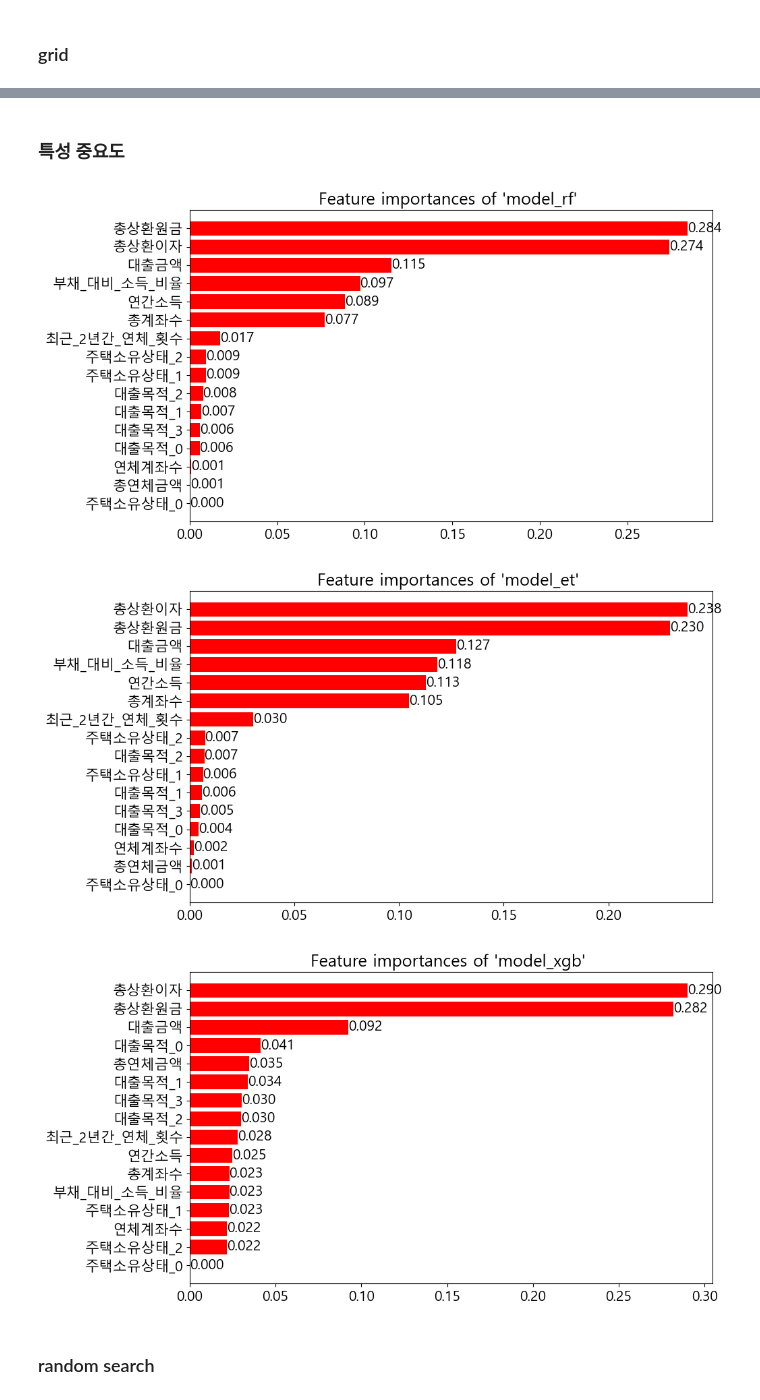
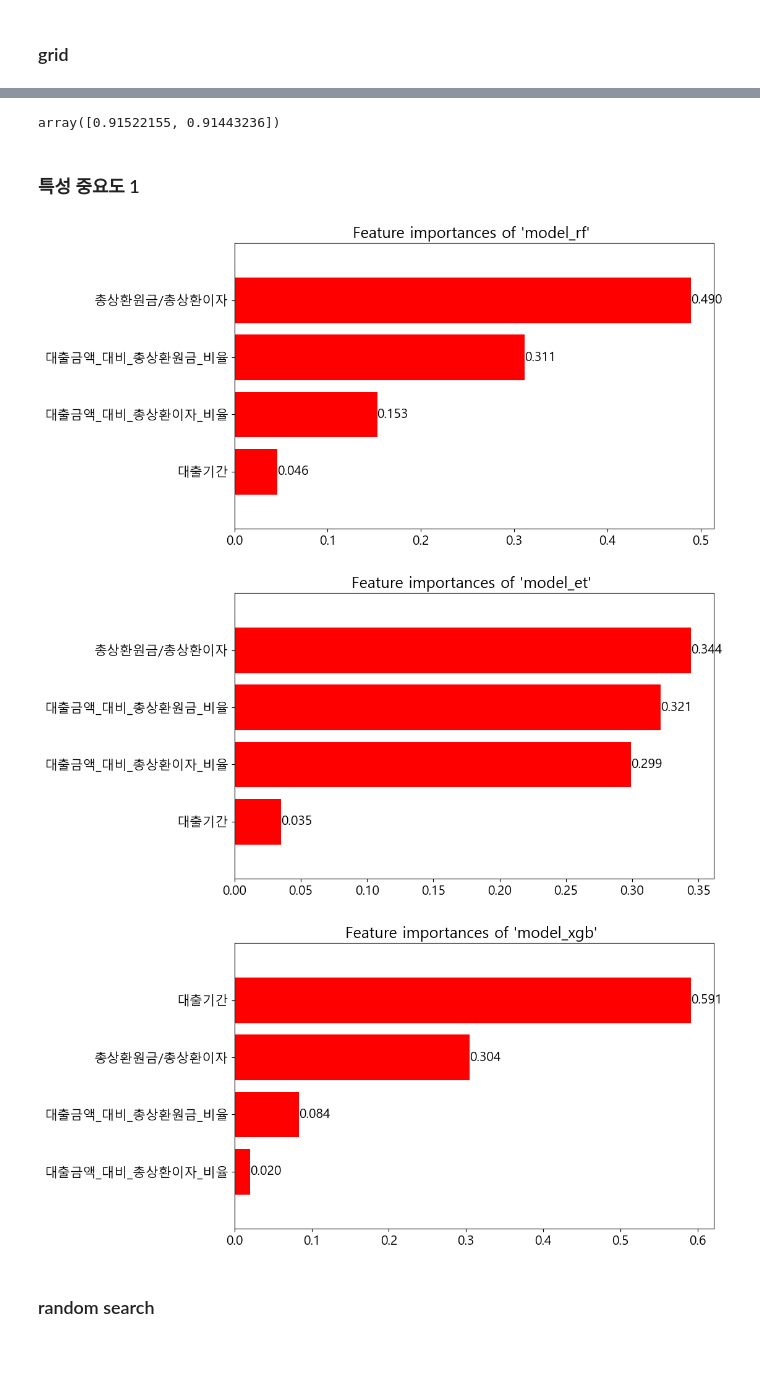
Before and after one commit to kyeob1107/What-s-your-EDA, a Jupyter notebook: 완전학습실행용 third project.ipynb, the cells around one changed output, grey strips where cells are left out. Drawn from its saved outputs; the diff is of its cells as text; code cells hidden in the pictures; blank space fills up the shorter version.

```diff
--- a/완전학습실행용 third project.ipynb
+++ b/완전학습실행용 third project.ipynb
@@ -1048,10 +1011,10 @@ def grid_search(data_train:pd.DataFrame, x_var_list:list):
         'f1_macro': make_scorer(custom_f1_macro),
         'accuracy': 'accuracy'
     }
-
+    kf = StratifiedKFold(n_splits=5, shuffle=True, random_state=42)
     for name, (model, param_grid) in tqdm(models.items()):
         print(f"{name}하는 중")
-        grid_search = GridSearchCV(model, param_grid, cv=5, scoring=scoring, refit='f1_macro')
+        grid_search = GridSearchCV(model, param_grid, cv=kf, scoring=scoring, refit='f1_macro')
         grid_search.fit(data_train[x_var_list], data_train[target].replace(target_dict))
         results[name] = {
             'best_params': grid_search.best_params_,
@@ -1073,7 +1036,7 @@ def grid_search(data_train:pd.DataFrame, x_var_list:list):
         print(f"Best Accuracy Score: {result['best_accuracy']}")
         print(f"Best Score: {result['best_scores']}")
         print()
-    return results, best_models, cv_results
+    return grid_search, results, best_models, cv_results
 # %% [markdown]
 ### RandomizeSearchCV
 # %%
@@ -1184,7 +1168,7 @@ def rfe(data_train:pd.DataFrame, x_var_list:list, models:dict):
 ### 위에서 만들어 둔 스케일링과 인코딩 적용
 # %%
 train_prep, real_test = get_numeric_sc(train_prep, real_test)
-train_prep, real_test, oe_cols, be_columns = get_category(train_prep, real_test)
+train_prep, real_test, category_en_cols = get_category(train_prep, real_test)
 # %% [markdown]
 ##### 확인용
 # %%
@@ -1223,3 +1201,7 @@ real_test
+# %%
+selected_features = ['대출기간', '대출금액_대비_총상환원금_비율', '대출금액_대비_총상환이자_비율', '총상환원금/총상환이자']
+# ['연간소득', '부채_대비_소득_비율', '대출기간', '대출금액_대비_총상환원금_비율',
+#                      '대출금액_대비_총상환이자_비율', '총상환원금/총상환이자']# numeric_col+category_en_cols
 # %% [markdown]
 ### 모델별 학습 및 평가
 # %%
@@ -1264,6 +1260,6 @@ evaluation_model_list
 # %% [markdown]
 ### grid
 # %%
-grid_search_results, grid_search_best_models, grid_search_cv_results = grid_search(train_prep, numeric_col+oe_cols+be_columns)
+grid_search_model, grid_search_results, grid_search_best_models, grid_search_cv_results = grid_search(train_prep, selected_features)
 # %% [output]
 model_dt하는 중
@@ -1322,11 +1388,15 @@ grid_search_best_models
+# %%
+grid_search_model.cv_results_['mean_test_f1_macro']
+# %% [output]
+array([0.91522155, 0.91443236])
 # %% [markdown]
-### 특성 중요도
+### 특성 중요도 1
 # %%
-feature_importance(grid_search_best_models, remove_keys=['model_dt'], data_train=train_prep, x_var_list=numeric_col+oe_cols+be_columns)
+feature_importance(grid_search_best_models, remove_keys=['model_dt'], data_train=train_prep, x_var_list=selected_features)
 # %% [output]
-[figure, old version]
+[figure, new version]
-[figure, old version]
+[figure, new version]
-[figure, old version]
+[figure, new version]
 # %% [markdown]
 ### random search
 # %%
```
Also changed, not shown: parts of 56 cells of this notebook, 45 other files.
